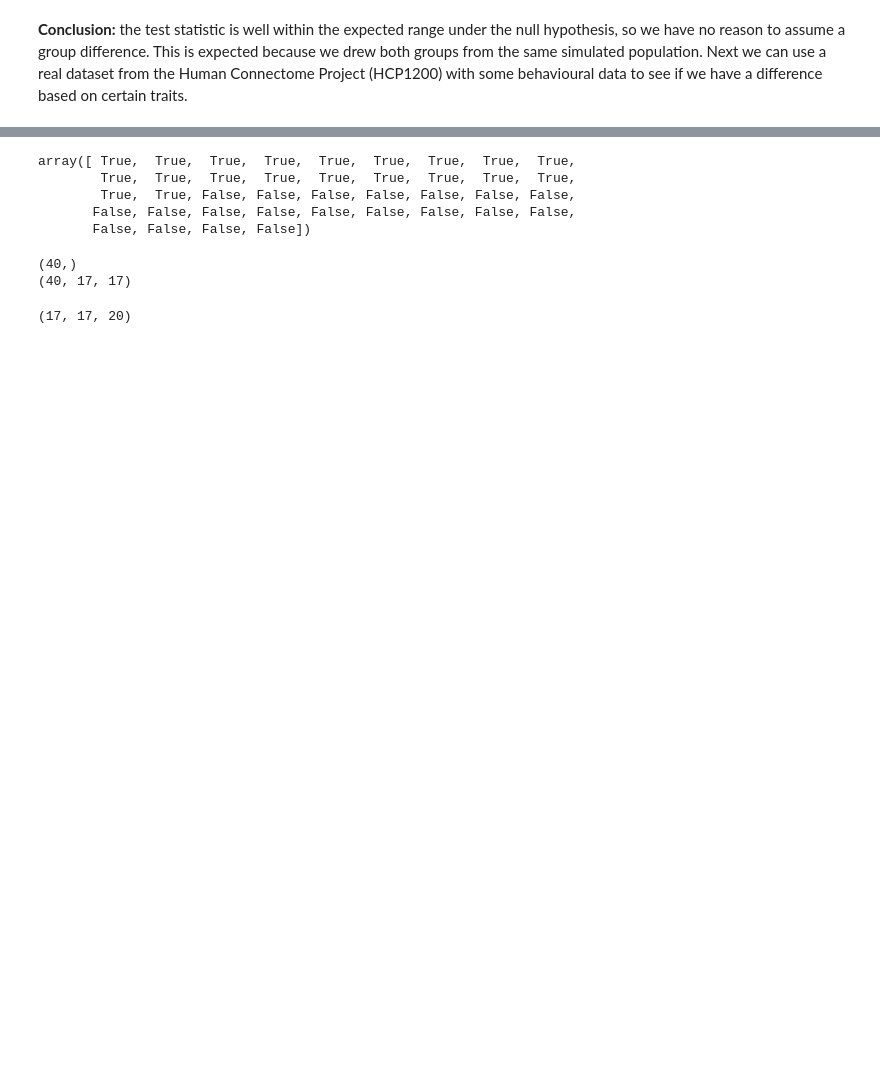
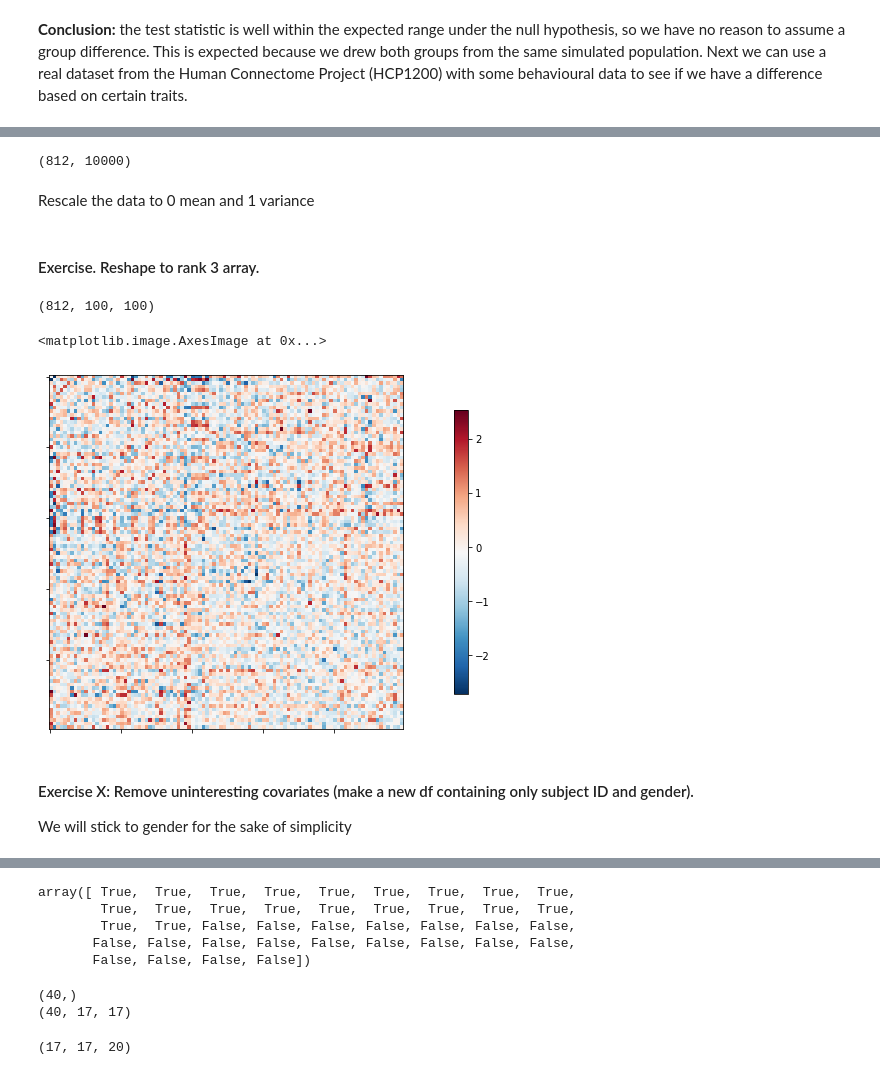
Before and after one commit to oercompbiomed/CBM101, a Jupyter notebook: D_Network_analysis/5_Network_based_statistic.ipynb, the cells around one changed output, grey strips where cells are left out. Drawn from its saved outputs; the diff is of its cells as text; code cells hidden in the pictures; blank space fills up the shorter version.

```diff
--- a/D_Network_analysis/5_Network_based_statistic.ipynb
+++ b/D_Network_analysis/5_Network_based_statistic.ipynb
@@ -103,0 +244,26 @@ plt.axvline(49, c='red', )
+# %%
+netmats = np.loadtxt('data/ICA_d100_netmats.txt')
+# %%
+netmats.shape # each row is a flattened adjacency matrix.
+# %% [output]
+(812, 10000)
+# %% [markdown]
+Rescale the data to 0 mean and 1 variance
+# %%
+scaler = StandardScaler()
+netmats = scaler.fit_transform(netmats)
+# %% [markdown]
+#### Exercise. Reshape to rank 3 array.
+# %%
+d = np.sqrt(netmats.shape[1]).astype(np.int)
+netmats = netmats.reshape(netmats.shape[0], d,d)
+# %%
+print(netmats.shape)
+plot_matrix(netmats[60])
+# %% [output]
+(812, 100, 100)
+<matplotlib.image.AxesImage at 0x...>
+[figure, added]
+# %% [markdown]
+#### Exercise X: Remove uninteresting covariates (make a new df containing only subject ID and gender).
+We will stick to gender for the sake of simplicity
```
Also changed, not shown: parts of 91 cells of this notebook.
